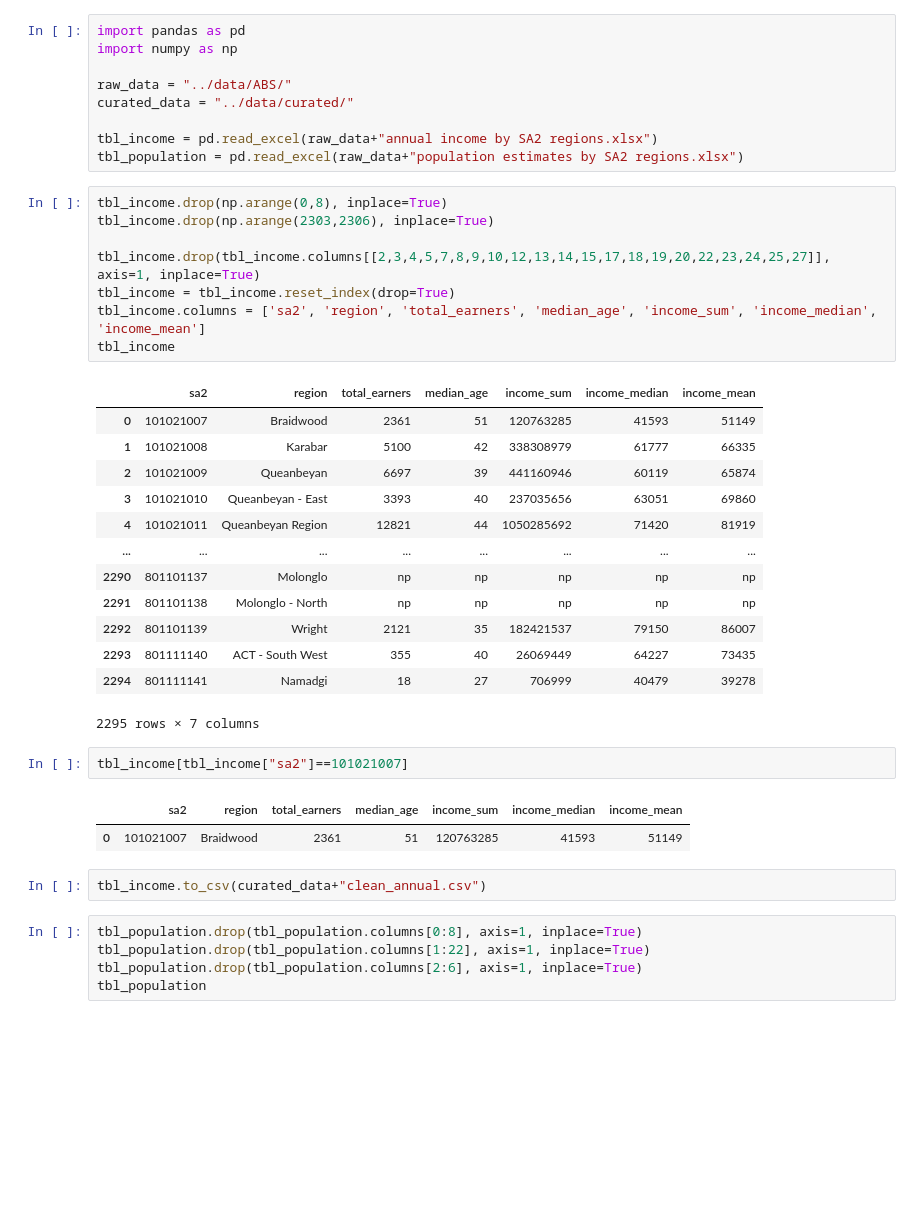
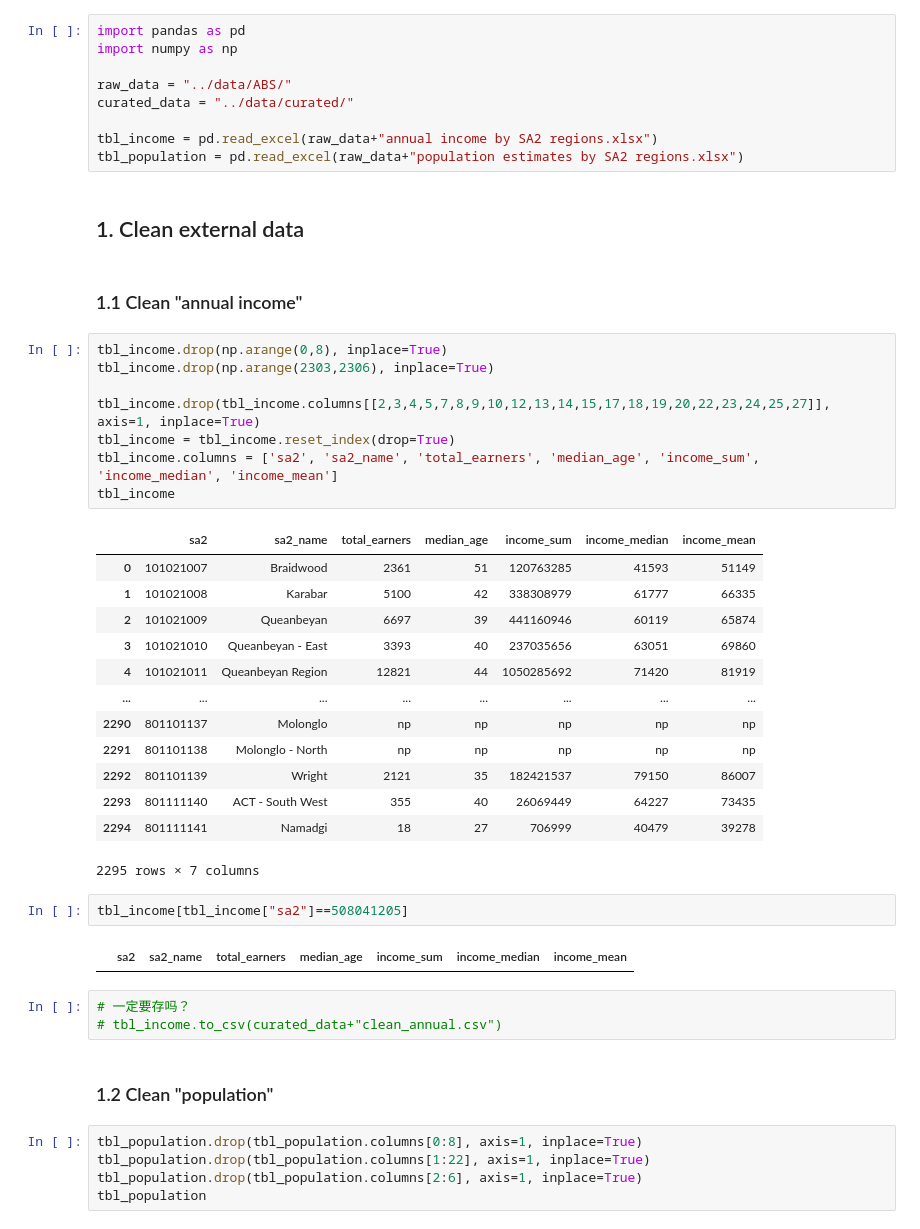
Before and after one commit to MAST30034-Applied-Data-Science/generic-buy-now-pay-later-project-group-27, a Jupyter notebook: notebooks/ABS_external.ipynb, the cells around one changed output. Cells and saved outputs as stored; diff of their text form; blank space fills up the shorter version.

```diff
--- a/notebooks/ABS_external.ipynb
+++ b/notebooks/ABS_external.ipynb
@@ -19,16 +23,20 @@ curated_data = "../data/curated/"
 
 tbl_income = pd.read_excel(raw_data+"annual income by SA2 regions.xlsx")
 tbl_population = pd.read_excel(raw_data+"population estimates by SA2 regions.xlsx")
+# %% [markdown]
+<h2>1. Clean external data</h2>
+# %% [markdown]
+<h3>1.1 Clean "annual income"</h3>
 # %%
 tbl_income.drop(np.arange(0,8), inplace=True)
 tbl_income.drop(np.arange(2303,2306), inplace=True)
 
 tbl_income.drop(tbl_income.columns[[2,3,4,5,7,8,9,10,12,13,14,15,17,18,19,20,22,23,24,25,27]], axis=1, inplace=True)
 tbl_income = tbl_income.reset_index(drop=True)
-tbl_income.columns = ['sa2', 'region', 'total_earners', 'median_age', 'income_sum', 'income_median', 'income_mean']
+tbl_income.columns = ['sa2', 'sa2_name', 'total_earners', 'median_age', 'income_sum', 'income_median', 'income_mean']
 tbl_income
 # %% [output]
-|  | sa2 | region | total_earners | median_age | income_sum | income_median | income_mean |
+|  | sa2 | sa2_name | total_earners | median_age | income_sum | income_median | income_mean |
 | 0 | 101021007 | Braidwood | 2361 | 51 | 120763285 | 41593 | 51149 |
 | 1 | 101021008 | Karabar | 5100 | 42 | 338308979 | 61777 | 66335 |
 | 2 | 101021009 | Queanbeyan | 6697 | 39 | 441160946 | 60119 | 65874 |
@@ -42,12 +50,14 @@ tbl_income
 | 2294 | 801111141 | Namadgi | 18 | 27 | 706999 | 40479 | 39278 |
 2295 rows × 7 columns
 # %%
-tbl_income[tbl_income["sa2"]==101021007]
+tbl_income[tbl_income["sa2"]==508041205]
 # %% [output]
-|  | sa2 | region | total_earners | median_age | income_sum | income_median | income_mean |
-| 0 | 101021007 | Braidwood | 2361 | 51 | 120763285 | 41593 | 51149 |
+|  | sa2 | sa2_name | total_earners | median_age | income_sum | income_median | income_mean |
 # %%
-tbl_income.to_csv(curated_data+"clean_annual.csv")
+# 一定要存吗？
+# tbl_income.to_csv(curated_data+"clean_annual.csv")
+# %% [markdown]
+<h3>1.2 Clean "population"</h3>
 # %%
 tbl_population.drop(tbl_population.columns[0:8], axis=1, inplace=True)
 tbl_population.drop(tbl_population.columns[1:22], axis=1, inplace=True)
```
Also changed, not shown: parts of 25 cells of this notebook.
